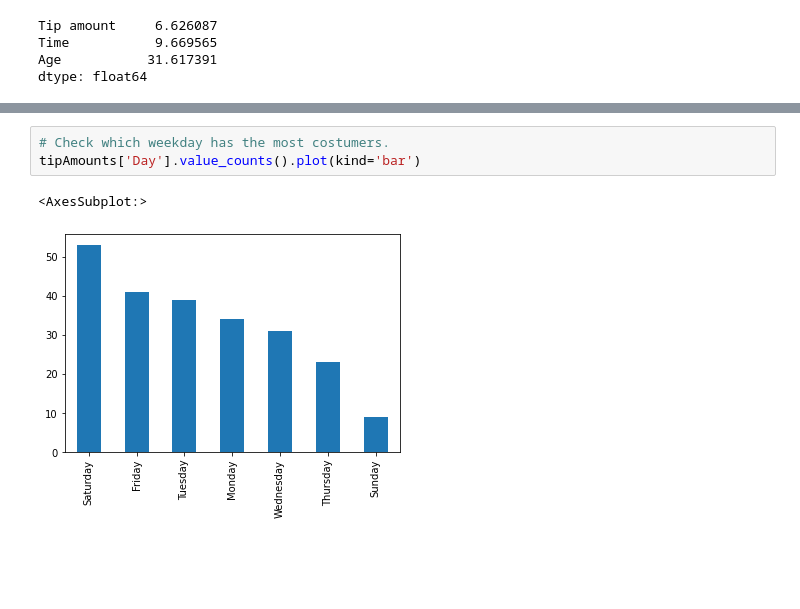
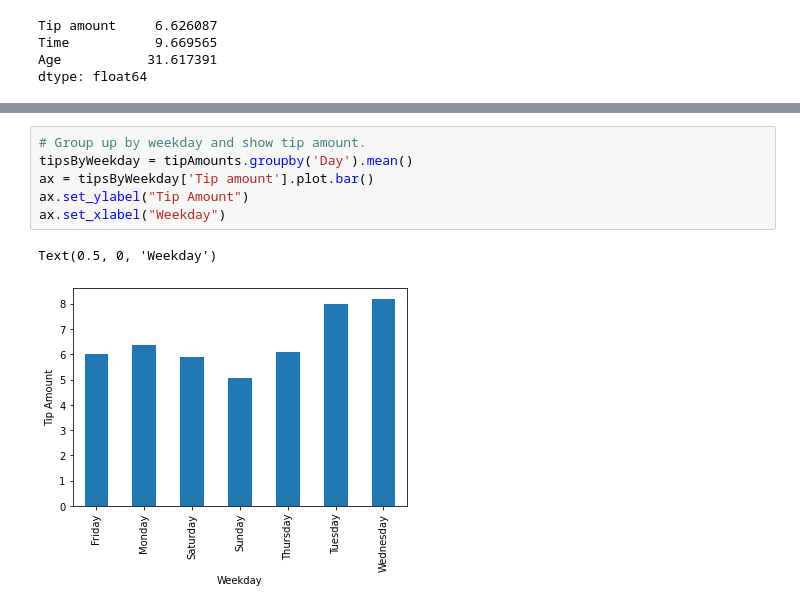
Before and after one commit to HolmQ84/DataScience-JupyterProjects, a Jupyter notebook: Assignment 2 - Haircut Tip Amounts.ipynb, the cells around one changed output, grey strips where cells are left out. Drawn from its saved outputs; the diff is of its cells as text; blank space fills up the shorter version.

```diff
--- a/Assignment 2 - Haircut Tip Amounts.ipynb
+++ b/Assignment 2 - Haircut Tip Amounts.ipynb
@@ -223,6 +223,9 @@ dtype: float64
 # %%
-# Check which weekday has the most costumers.
-tipAmounts['Day'].value_counts().plot(kind='bar')
+# Group up by weekday and show tip amount.
+tipsByWeekday = tipAmounts.groupby('Day').mean()
+ax = tipsByWeekday['Tip amount'].plot.bar()
+ax.set_ylabel("Tip Amount")
+ax.set_xlabel("Weekday")
 # %% [output]
-<AxesSubplot:>
+Text(0.5, 0, 'Weekday')
-[figure, old version]
+[figure, new version]
```
Also changed, not shown: parts of 23 cells of this notebook.
